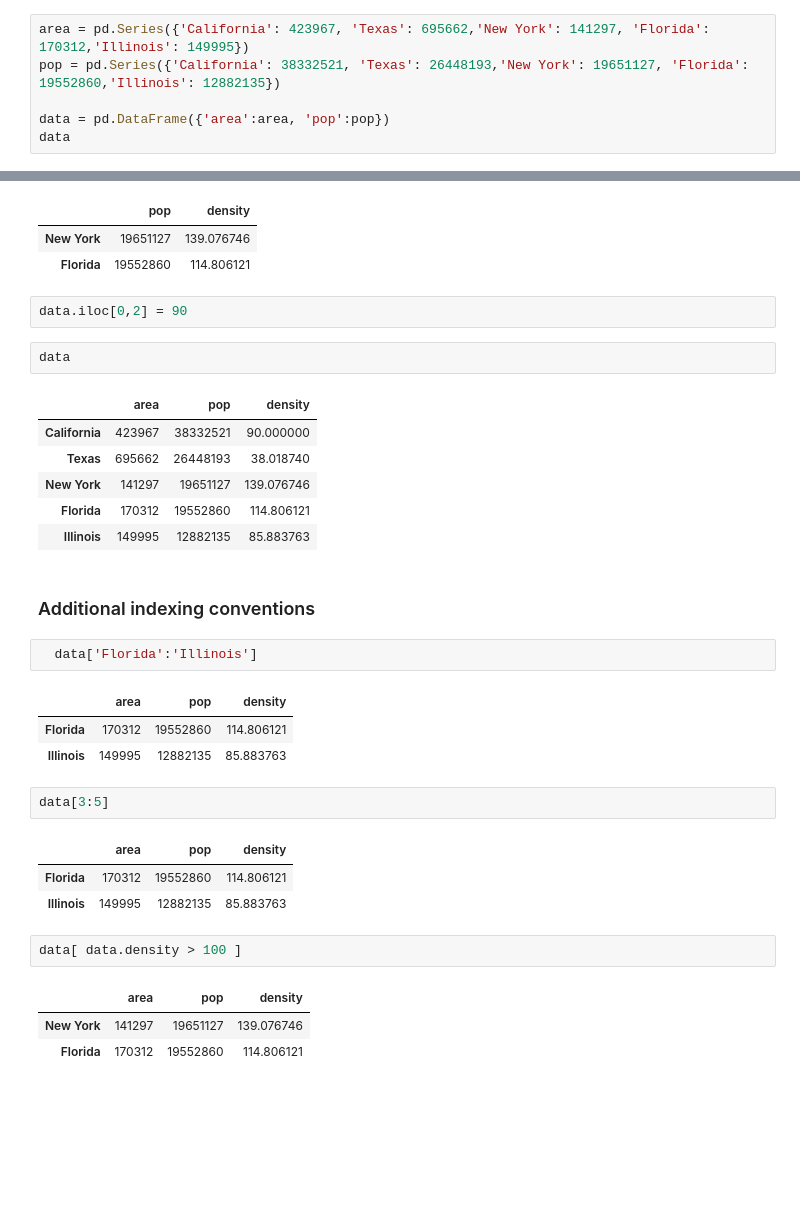
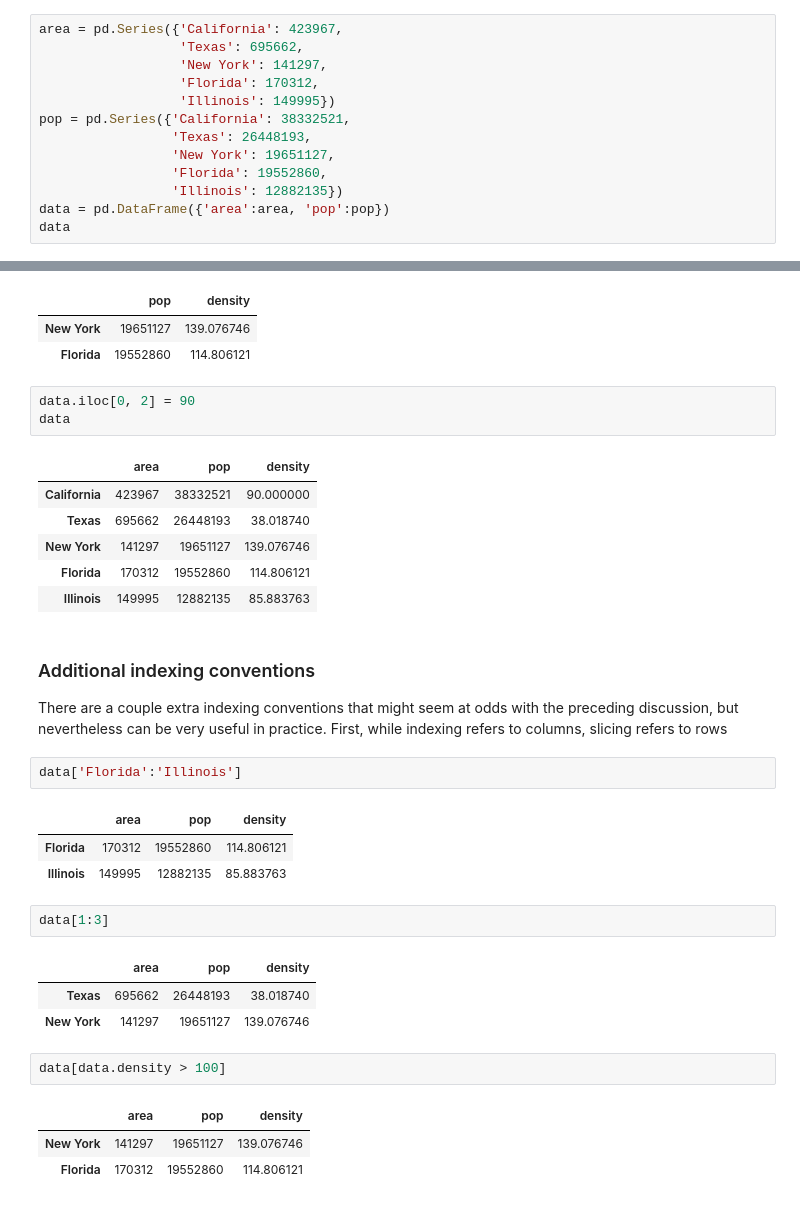
Before and after one commit to steven1174/Data_Science_Handbook, a Jupyter notebook: 02.Data Indexing and Selection.ipynb, the cells around one changed output, grey strips where cells are left out. Cells and saved outputs as stored; diff of their text form; blank space fills up the shorter version.

```diff
--- a/02.Data Indexing and Selection.ipynb
+++ b/02.Data Indexing and Selection.ipynb
@@ -125,7 +112,14 @@ A third indexing attribute, ix, is a hybrid of the two, and for Series objects i
 # %%
-area = pd.Series({'California': 423967, 'Texas': 695662,'New York': 141297, 'Florida': 170312,'Illinois': 149995})
-pop = pd.Series({'California': 38332521, 'Texas': 26448193,'New York': 19651127, 'Florida': 19552860,'Illinois': 12882135})
-
+area = pd.Series({'California': 423967,
+                  'Texas': 695662,
+                  'New York': 141297,
+                  'Florida': 170312,
+                  'Illinois': 149995})
+pop = pd.Series({'California': 38332521,
+                 'Texas': 26448193,
+                 'New York': 19651127,
+                 'Florida': 19552860,
+                 'Illinois': 12882135})
 data = pd.DataFrame({'area':area, 'pop':pop})
 data
 # %% [output]
@@ -211,32 +218,32 @@ data.loc[data.density > 100,['pop','density']]
 | New York | 19651127 | 139.076746 |
 | Florida | 19552860 | 114.806121 |
 # %%
-data.iloc[0,2] = 90
+data.iloc[0, 2] = 90
+data
+# %% [output]
+|  | area | pop | density |
+| California | 423967 | 38332521 | 90.000000 |
+| Texas | 695662 | 26448193 | 38.018740 |
+| New York | 141297 | 19651127 | 139.076746 |
+| Florida | 170312 | 19552860 | 114.806121 |
+| Illinois | 149995 | 12882135 | 85.883763 |
+# %% [markdown]
+### Additional indexing conventions
+There are a couple extra indexing conventions that might seem at odds with the preceding discussion, but nevertheless can be very useful in practice. First, while indexing refers to columns, slicing refers to rows
 # %%
-data
+data['Florida':'Illinois']
 # %% [output]
 |  | area | pop | density |
-| California | 423967 | 38332521 | 90.000000 |
-| Texas | 695662 | 26448193 | 38.018740 |
-| New York | 141297 | 19651127 | 139.076746 |
 | Florida | 170312 | 19552860 | 114.806121 |
 | Illinois | 149995 | 12882135 | 85.883763 |
-# %% [markdown]
-### Additional indexing conventions
-# %%
-  data['Florida':'Illinois']
-# %% [output]
-|  | area | pop | density |
-| Florida | 170312 | 19552860 | 114.806121 |
-| Illinois | 149995 | 12882135 | 85.883763 |
 # %%
-data[3:5]
+data[1:3]
 # %% [output]
 |  | area | pop | density |
-| Florida | 170312 | 19552860 | 114.806121 |
-| Illinois | 149995 | 12882135 | 85.883763 |
+| Texas | 695662 | 26448193 | 38.018740 |
+| New York | 141297 | 19651127 | 139.076746 |
 # %%
-data[ data.density > 100 ]
+data[data.density > 100]
 # %% [output]
 |  | area | pop | density |
 | New York | 141297 | 19651127 | 139.076746 |
```
Also changed, not shown: parts of 19 cells of this notebook.
